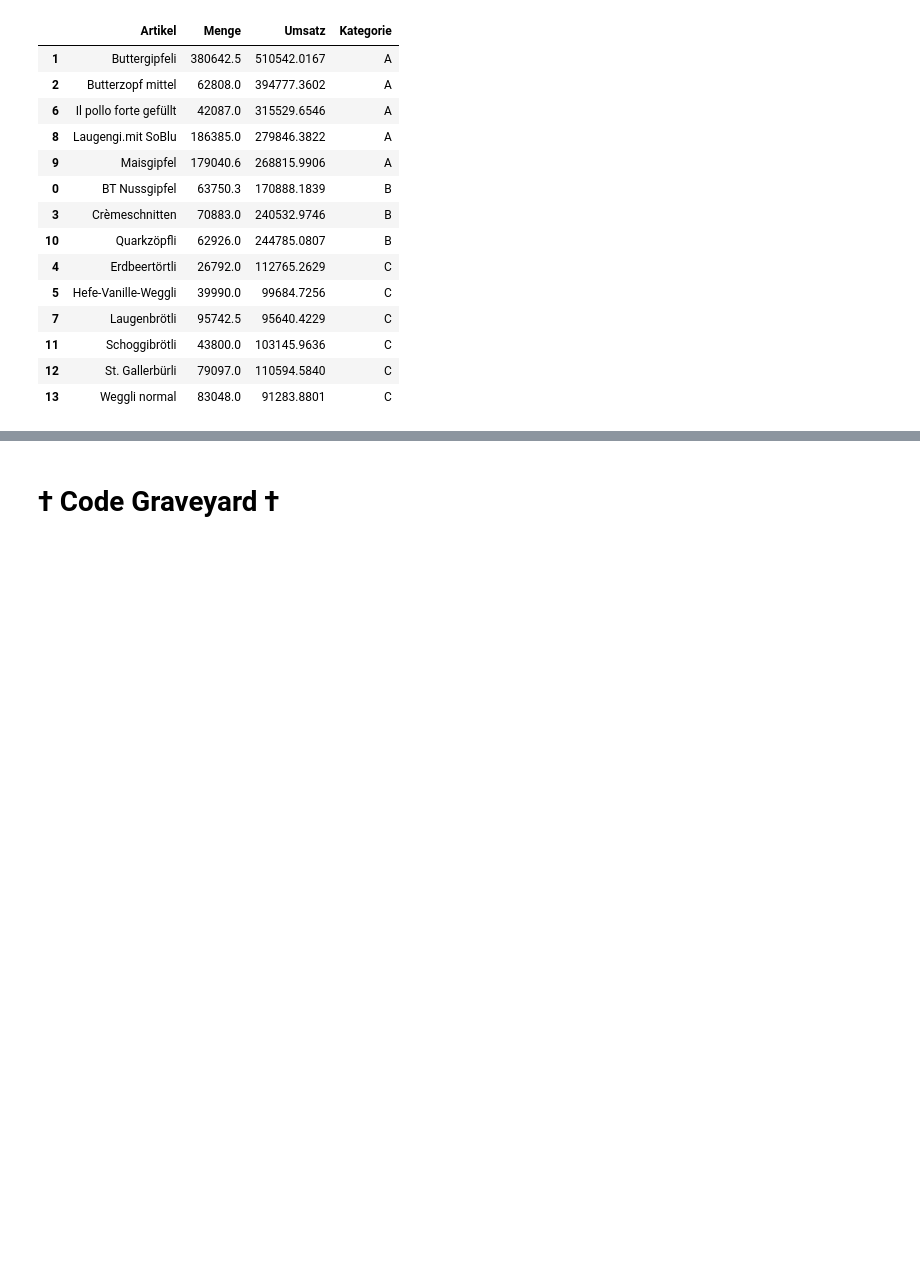
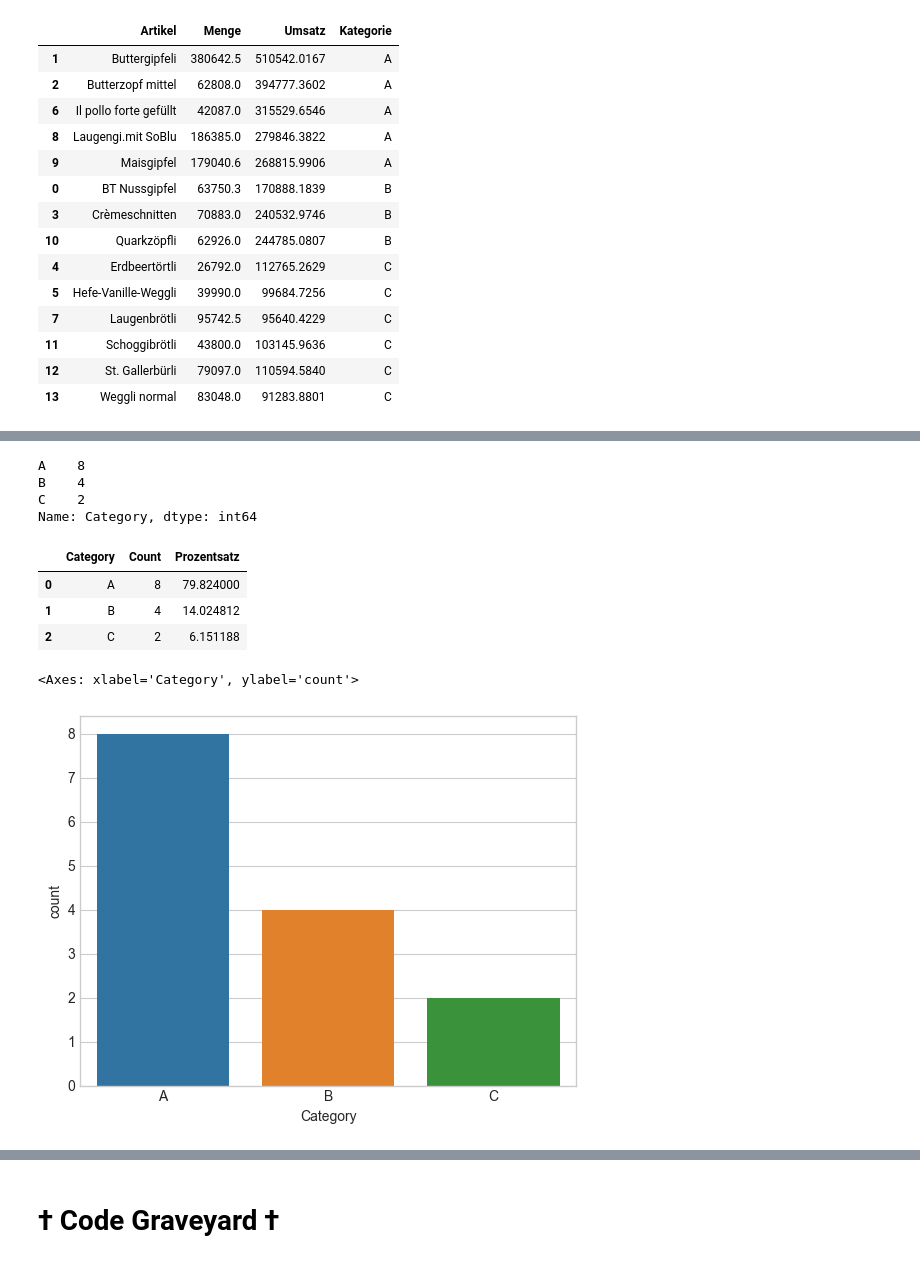
Before and after one commit to mrtz-wssl/KI_in_KMU, a Jupyter notebook: KI_in_KMU_Main.ipynb, the cells around one changed output, grey strips where cells are left out. Drawn from its saved outputs; the diff is of its cells as text; code cells hidden in the pictures; blank space fills up the shorter version.

Commit message:
Zweite Version ABC-Analyse mit Visualisierung

```diff
--- a/KI_in_KMU_Main.ipynb
+++ b/KI_in_KMU_Main.ipynb
@@ -361,0 +395,9 @@ dataABC.sort_values(by=['Kategorie'])
+# %%
+# Quelle: https://www.youtube.com/watch?v=V8Mz91gaXmQ&t=1075s
+# Anmerkung: Resultat bzw. Klassifizierung ist nich identisch zu Version 1. Deshalb habe ich mal beides mal gemacht.
+#            Muss man noch angeschaut werden.
+
+# Wir müssen den Datensatz zunächst umformen. Wir benötigen lediglich die unterschiedlichen Artikel (inkl. Menge & Umsatz pro Artikel)
+data_abc = data.groupby(['Artikel']).agg(Menge=('Menge',np.sum),Umsatz=('Umsatz',np.sum)).reset_index()
+
+data_abc.head()
@@ -361,0 +411,4 @@ dataABC.sort_values(by=['Kategorie'])
+# %%
+# Nun klassifizieren wir die Produkte (A, B und C)
+
+data_abc_analyse = inv.ABC(data_abc[['Artikel','Umsatz']])
@@ -361,0 +434,30 @@ dataABC.sort_values(by=['Kategorie'])
+# %%
+# Count of categories
+data_abc_analyse.Category.value_counts()
+
+# Resultat: 8 Artikel sind A-Produkte, 4 Artikel sind B-Produkte und 2 Artikel sind C-Produkte.
+# %% [output]
+A    8
+B    4
+C    2
+Name: Category, dtype: int64
+# %%
+# Nun wollen wir noch wissen wie viel Prozent der Verkauften Artikel die A,B und C-Produkte ausmachen.
+
+data_ABC_summary = data_abc_analyse.groupby('Category').agg(Count=('Artikel', np.count_nonzero),Prozentsatz=('Percentage',np.sum)).reset_index()
+data_ABC_summary['Prozentsatz']=data_ABC_summary['Prozentsatz']*100
+data_ABC_summary
+
+# Resultat: Die A-Produkte machen 79.8% aus, die B-Produkte 14.02% und die C-Produkte 6.2%.
+# %% [output]
+|  | Category | Count | Prozentsatz |
+| 0 | A | 8 | 79.824000 |
+| 1 | B | 4 | 14.024812 |
+| 2 | C | 2 | 6.151188 |
+# %%
+# Visualisierung der ABC Analyse
+
+sns.countplot(x='Category', data=data_abc_analyse, label=True)
+# %% [output]
+<Axes: xlabel='Category', ylabel='count'>
+[figure, added]
```
Also changed, not shown: parts of 9 cells of this notebook.
